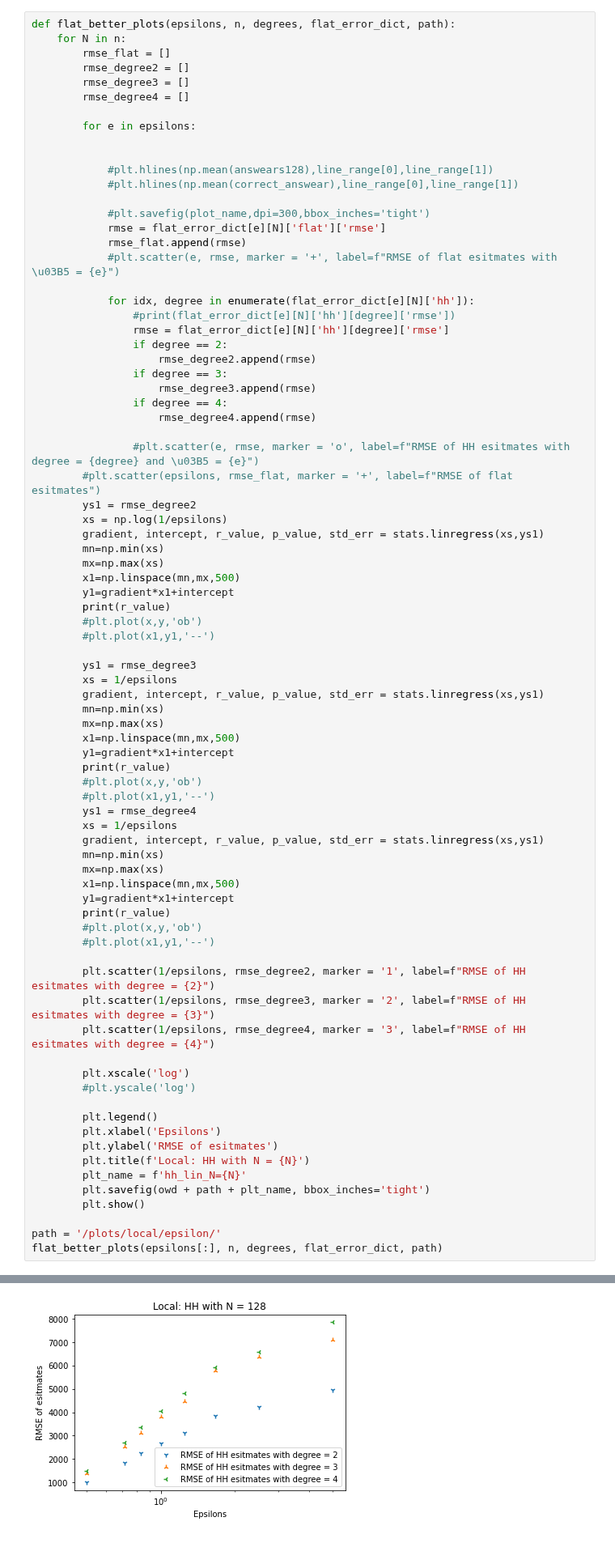
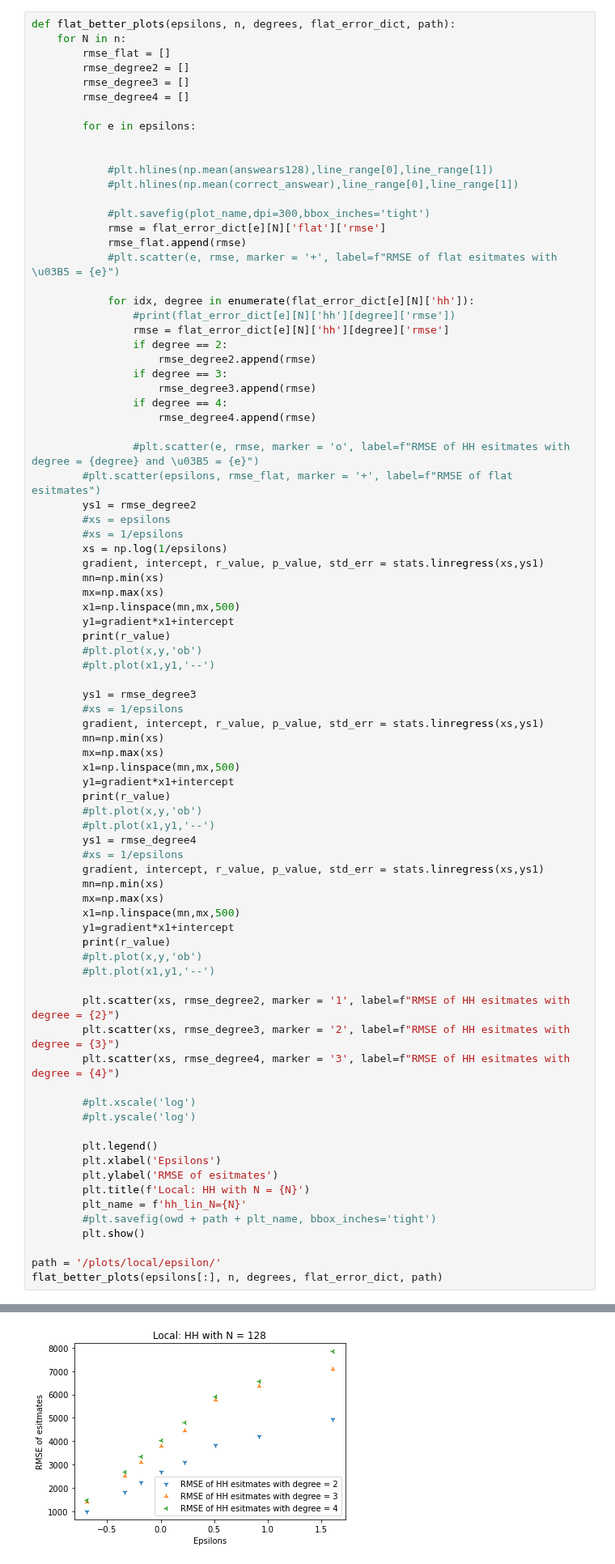
Before and after one commit to j-friis/Bachelors-Thesis, a Jupyter notebook: src/analysis_local_hh_vs_flat.ipynb, the cells around one changed output, grey strips where cells are left out. Shown at 81% size. Drawn from its saved outputs; the diff is of its cells as text.

```diff
--- a/src/analysis_local_hh_vs_flat.ipynb
+++ b/src/analysis_local_hh_vs_flat.ipynb
@@ -376,6 +373,8 @@ def flat_better_plots(epsilons, n, degrees, flat_error_dict, path):
                 #plt.scatter(e, rmse, marker = 'o', label=f"RMSE of HH esitmates with degree = {degree} and \u03B5 = {e}")
         #plt.scatter(epsilons, rmse_flat, marker = '+', label=f"RMSE of flat esitmates")
         ys1 = rmse_degree2
+        #xs = epsilons
+        #xs = 1/epsilons
         xs = np.log(1/epsilons)
         gradient, intercept, r_value, p_value, std_err = stats.linregress(xs,ys1)
         mn=np.min(xs)
@@ -387,7 +386,7 @@ def flat_better_plots(epsilons, n, degrees, flat_error_dict, path):
         #plt.plot(x1,y1,'--')
 
         ys1 = rmse_degree3
-        xs = 1/epsilons
+        #xs = 1/epsilons
         gradient, intercept, r_value, p_value, std_err = stats.linregress(xs,ys1)
         mn=np.min(xs)
         mx=np.max(xs)
@@ -397,7 +396,7 @@ def flat_better_plots(epsilons, n, degrees, flat_error_dict, path):
         #plt.plot(x,y,'ob')
         #plt.plot(x1,y1,'--')
         ys1 = rmse_degree4
-        xs = 1/epsilons
+        #xs = 1/epsilons
         gradient, intercept, r_value, p_value, std_err = stats.linregress(xs,ys1)
         mn=np.min(xs)
         mx=np.max(xs)
@@ -407,11 +406,11 @@ def flat_better_plots(epsilons, n, degrees, flat_error_dict, path):
         #plt.plot(x,y,'ob')
         #plt.plot(x1,y1,'--')
 
-        plt.scatter(1/epsilons, rmse_degree2, marker = '1', label=f"RMSE of HH esitmates with degree = {2}")
-        plt.scatter(1/epsilons, rmse_degree3, marker = '2', label=f"RMSE of HH esitmates with degree = {3}")
-        plt.scatter(1/epsilons, rmse_degree4, marker = '3', label=f"RMSE of HH esitmates with degree = {4}")
+        plt.scatter(xs, rmse_degree2, marker = '1', label=f"RMSE of HH esitmates with degree = {2}")
+        plt.scatter(xs, rmse_degree3, marker = '2', label=f"RMSE of HH esitmates with degree = {3}")
+        plt.scatter(xs, rmse_degree4, marker = '3', label=f"RMSE of HH esitmates with degree = {4}")
 
-        plt.xscale('log')
+        #plt.xscale('log')
         #plt.yscale('log')
 
         plt.legend()
@@ -419,7 +418,7 @@ def flat_better_plots(epsilons, n, degrees, flat_error_dict, path):
         plt.ylabel('RMSE of esitmates')
         plt.title(f'Local: HH with N = {N}')
         plt_name = f'hh_lin_N={N}'
-        plt.savefig(owd + path + plt_name, bbox_inches='tight')
+        #plt.savefig(owd + path + plt_name, bbox_inches='tight')
         plt.show()
 
 path = '/plots/local/epsilon/'
@@ -435,2 +434,2 @@ flat_better_plots(epsilons[:], n, degrees, flat_error_dict, path)
-[figure, old version]
+[figure, new version]
 0.9875530742896744
```
Also changed, not shown: parts of 4 cells of this notebook, 12 other files.
